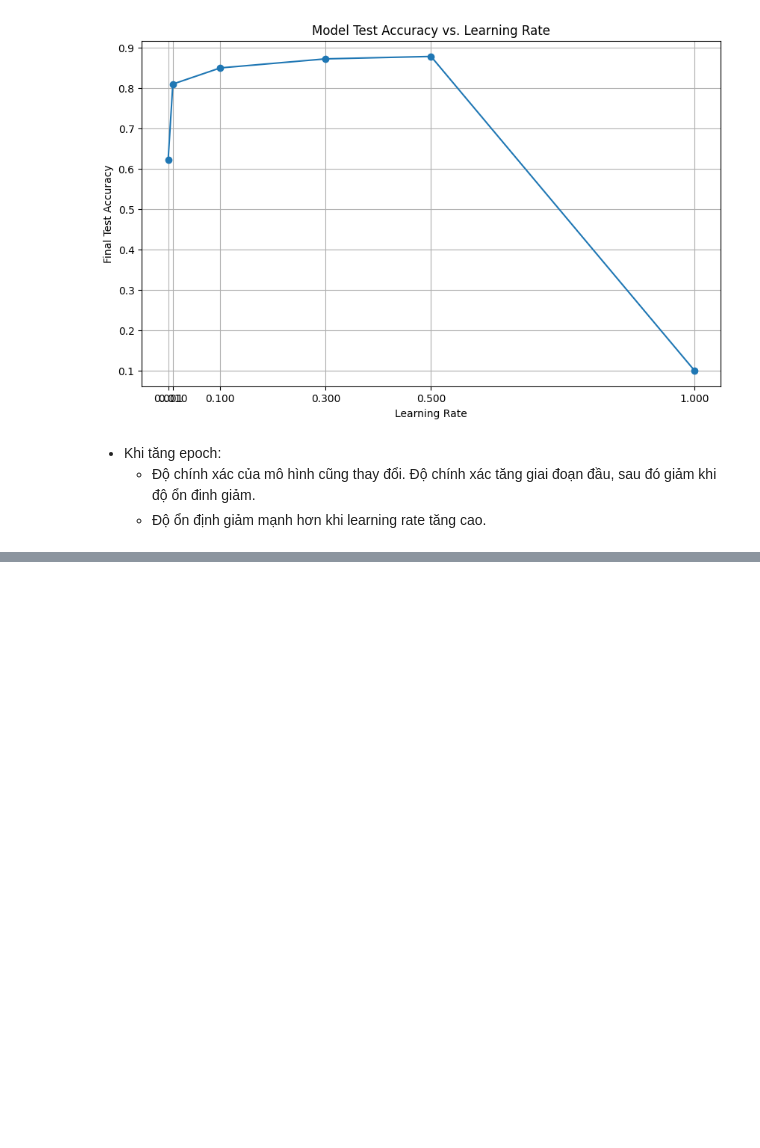
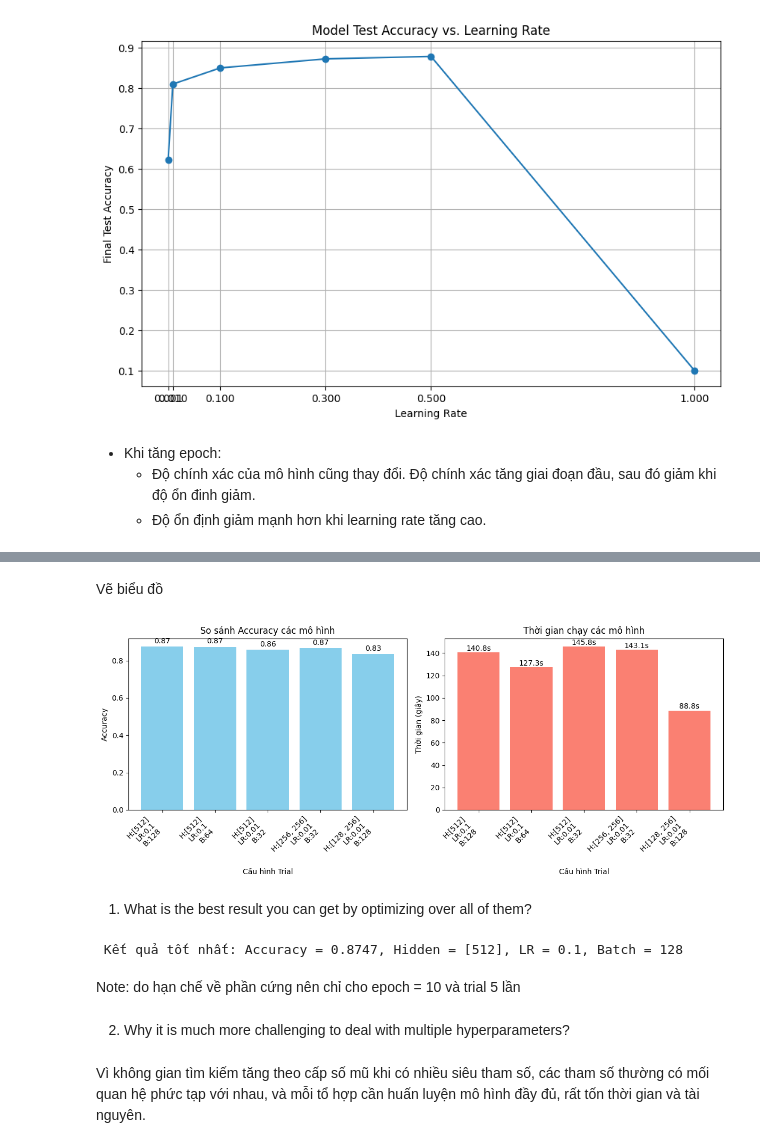
Before and after one commit to lifebow/MFFCS, a Jupyter notebook: MLP_Implementation.ipynb, the cells around one changed output, grey strips where cells are left out. Saved outputs shown, nothing was run; the diff lists cells and outputs as text; code cells hidden in the pictures; blank space fills up the shorter version.

```diff
--- a/MLP_Implementation.ipynb
+++ b/MLP_Implementation.ipynb
@@ -1106,0 +1148,12 @@ plt.grid(True)
+# %%
+def build_mlp(units_per_layer):
+    layers = [nn.Flatten()]
+    input_dim = 784  # 28x28 ảnh
+
+    for units in units_per_layer:
+        layers.append(nn.Linear(input_dim, units))
+        layers.append(nn.ReLU())
+        input_dim = units
+
+    layers.append(nn.Linear(input_dim, 10))  # output lớp
+    return nn.Sequential(*layers).to(device)
@@ -1106,0 +1229,52 @@ plt.grid(True)
+# %% [markdown]
+Vẽ biểu đồ
+# %%
+# Tách dữ liệu từ kết quả
+accuracies = [r[0] for r in results]
+times = [r[4] for r in results]
+labels = [f"H:{r[1]}\nLR:{r[2]}\nB:{r[3]}" for r in results]
+
+# Tạo 2 biểu đồ cạnh nhau
+fig, axes = plt.subplots(1, 2, figsize=(12, 5))
+
+# === Biểu đồ Accuracy ===
+bars1 = axes[0].bar(range(len(results)), accuracies, color='skyblue')
+axes[0].set_xticks(range(len(results)))
+axes[0].set_xticklabels(labels, rotation=45, ha='right')
+axes[0].set_ylabel('Accuracy')
+axes[0].set_xlabel('Cấu hình Trial')
+axes[0].set_title('So sánh Accuracy các mô hình')
+
+# Hiển thị giá trị
+for bar, acc in zip(bars1, accuracies):
+    axes[0].text(bar.get_x() + bar.get_width()/2, bar.get_height() + 0.01, f"{acc:.2f}", ha='center', va='bottom')
+
+# === Biểu đồ Thời gian ===
+bars2 = axes[1].bar(range(len(results)), times, color='salmon')
+axes[1].set_xticks(range(len(results)))
+axes[1].set_xticklabels(labels, rotation=45, ha='right')
+axes[1].set_ylabel('Thời gian (giây)')
+axes[1].set_xlabel('Cấu hình Trial')
+axes[1].set_title('Thời gian chạy các mô hình')
+
+# Hiển thị giá trị
+for bar, t in zip(bars2, times):
+    axes[1].text(bar.get_x() + bar.get_width()/2, bar.get_height() + 0.1, f"{t:.1f}s", ha='center', va='bottom')
+
+plt.tight_layout()
+plt.show()
+# %% [output]
+[figure, added]
+# %% [markdown]
+1. What is the best result you can get by optimizing over all of them?
+# %%
+best = max(results, key=lambda x: x[0])
+print(f"\n Kết quả tốt nhất: Accuracy = {best[0]:.4f}, Hidden = {best[1]}, LR = {best[2]}, Batch = {best[3]}")
+# %% [output]
+ Kết quả tốt nhất: Accuracy = 0.8747, Hidden = [512], LR = 0.1, Batch = 128
+# %% [markdown]
+Note: do hạn chế về phần cứng nên chỉ cho epoch = 10 và trial 5 lần
+# %% [markdown]
+2. Why it is much more challenging to deal with multiple hyperparameters?
+# %% [markdown]
+Vì không gian tìm kiếm tăng theo cấp số mũ khi có nhiều siêu tham số, các tham số thường có mối quan hệ phức tạp với nhau, và mỗi tổ hợp cần huấn luyện mô hình đầy đủ, rất tốn thời gian và tài nguyên.
```
Also changed, not shown: parts of 47 cells of this notebook.
